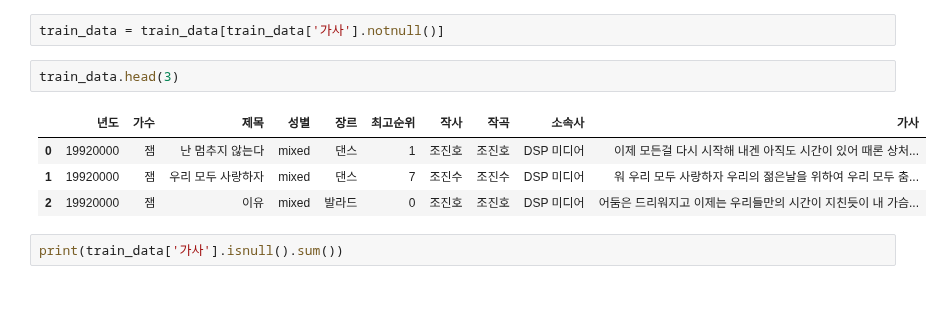
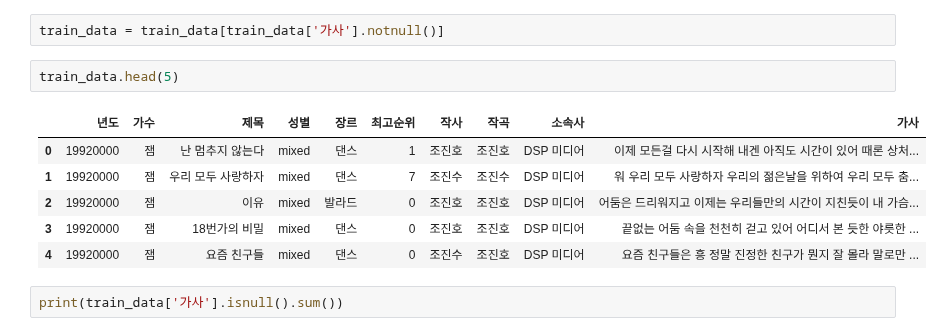
Before and after one commit to SeokyeongKim/PY202309-P, a Jupyter notebook: Sources/main.ipynb, the cells around one changed output. Drawn from its saved outputs; the diff is of its cells as text; blank space fills up the shorter version.

```diff
--- a/Sources/main.ipynb
+++ b/Sources/main.ipynb
@@ -110,12 +110,14 @@ for attribute in train_data.columns:
 # %%
 train_data = train_data[train_data['가사'].notnull()]
 # %%
-train_data.head(3)
+train_data.head(5)
 # %% [output]
 |  | 년도 | 가수 | 제목 | 성별 | 장르 | 최고순위 | 작사 | 작곡 | 소속사 | 가사 |
 | 0 | 19920000 | 잼 | 난 멈추지 않는다 | mixed | 댄스 | 1 | 조진호 | 조진호 | DSP 미디어 | 이제 모든걸 다시 시작해 내겐 아직도 시간이 있어 때론 상처... |
 | 1 | 19920000 | 잼 | 우리 모두 사랑하자 | mixed | 댄스 | 7 | 조진수 | 조진수 | DSP 미디어 | 워 우리 모두 사랑하자 우리의 젊은날을 위하여 우리 모두 춤... |
 | 2 | 19920000 | 잼 | 이유 | mixed | 발라드 | 0 | 조진호 | 조진호 | DSP 미디어 | 어둠은 드리워지고 이제는 우리들만의 시간이 지친듯이 내 가슴... |
+| 3 | 19920000 | 잼 | 18번가의 비밀 | mixed | 댄스 | 0 | 조진호 | 조진호 | DSP 미디어 | 끝없는 어둠 속을 천천히 걷고 있어 어디서 본 듯한 야릇한 ... |
+| 4 | 19920000 | 잼 | 요즘 친구들 | mixed | 댄스 | 0 | 조진수 | 조진호 | DSP 미디어 | 요즘 친구들은 흥 정말 진정한 친구가 뭔지 잘 몰라 말로만 ... |
 # %%
 print(train_data['가사'].isnull().sum())
 # %% [output]
```
Also changed, not shown: parts of 17 cells of this notebook, 2 other files.
